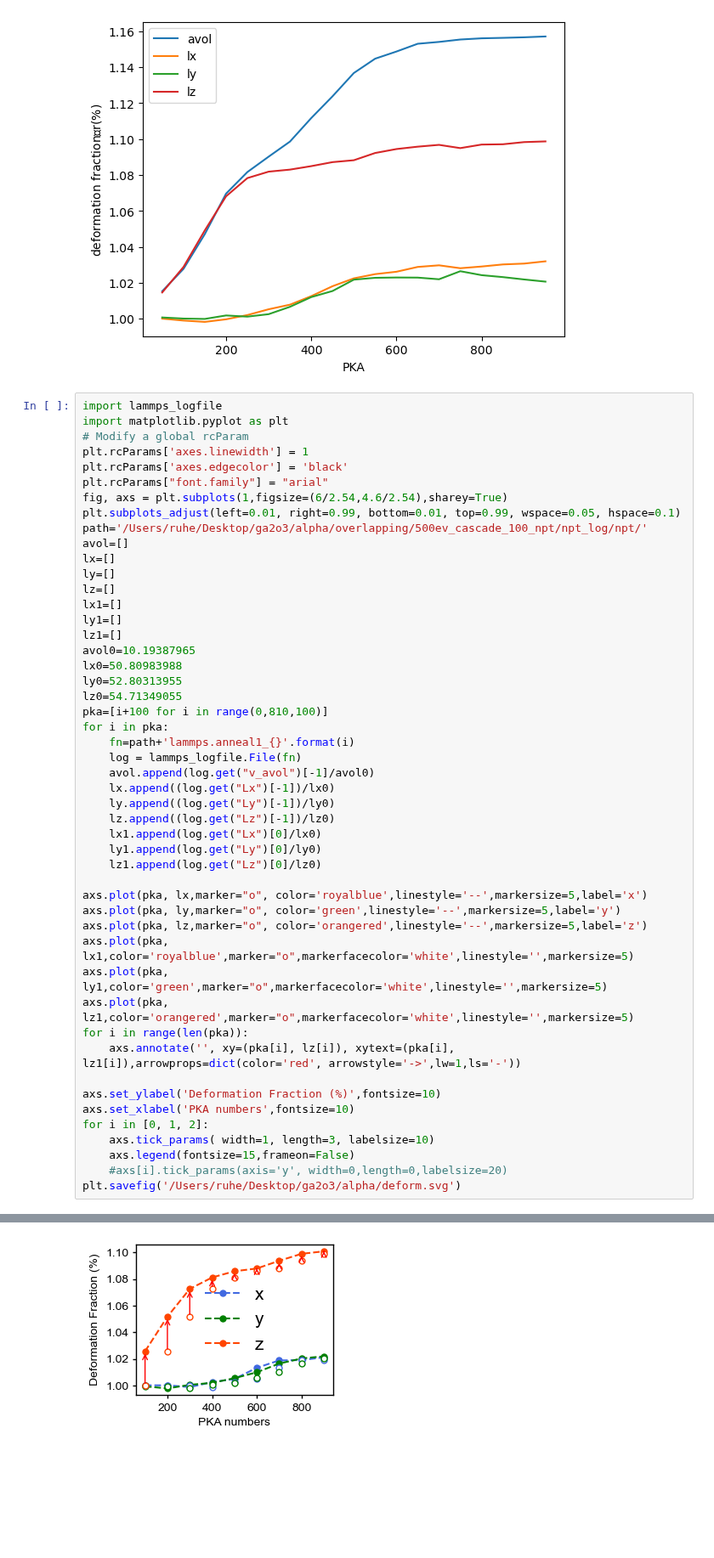
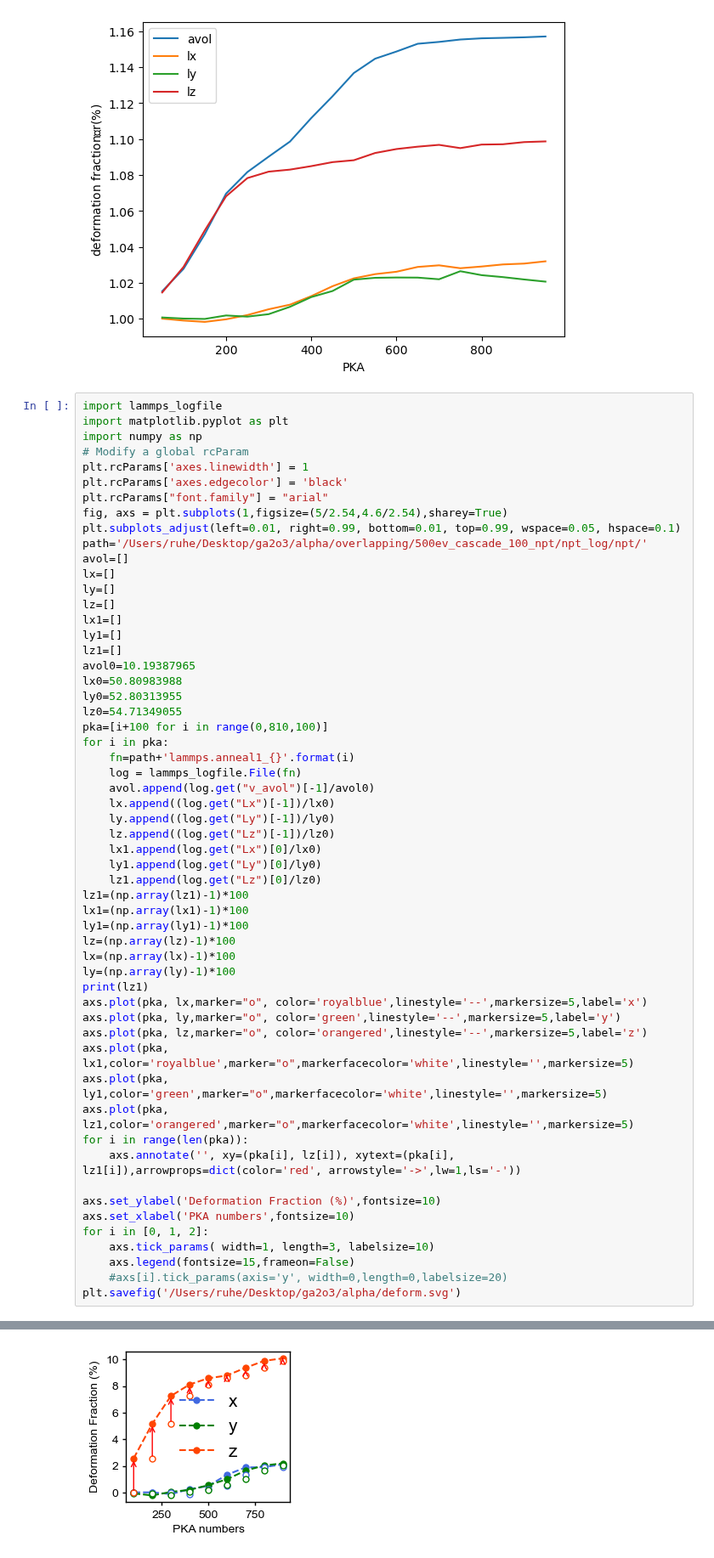
Before and after one commit to HE-RU10/ga2o3, a Jupyter notebook: alpha.ipynb, the cells around one changed output, grey strips where cells are left out. Shown at 85% size. Saved outputs shown, nothing was run; the diff lists cells and outputs as text; blank space fills up the shorter version.

```diff
--- a/alpha.ipynb
+++ b/alpha.ipynb
@@ -491,11 +491,12 @@ Font 'default' does not have a glyph for '\uff0c' [U+ff0c], substituting with a
 # %%
 import lammps_logfile
 import matplotlib.pyplot as plt
+import numpy as np
 # Modify a global rcParam
 plt.rcParams['axes.linewidth'] = 1
 plt.rcParams['axes.edgecolor'] = 'black'
 plt.rcParams["font.family"] = "arial"
-fig, axs = plt.subplots(1,figsize=(6/2.54,4.6/2.54),sharey=True)
+fig, axs = plt.subplots(1,figsize=(5/2.54,4.6/2.54),sharey=True)
 plt.subplots_adjust(left=0.01, right=0.99, bottom=0.01, top=0.99, wspace=0.05, hspace=0.1)
 path='/Users/ruhe/Desktop/ga2o3/alpha/overlapping/500ev_cascade_100_npt/npt_log/npt/'
 avol=[]
@@ -520,7 +521,13 @@ for i in pka:
     lx1.append(log.get("Lx")[0]/lx0)
     ly1.append(log.get("Ly")[0]/ly0)
     lz1.append(log.get("Lz")[0]/lz0)
-
+lz1=(np.array(lz1)-1)*100
+lx1=(np.array(lx1)-1)*100
+ly1=(np.array(ly1)-1)*100
+lz=(np.array(lz)-1)*100
+lx=(np.array(lx)-1)*100
+ly=(np.array(ly)-1)*100
+print(lz1)
 axs.plot(pka, lx,marker="o", color='royalblue',linestyle='--',markersize=5,label='x')
 axs.plot(pka, ly,marker="o", color='green',linestyle='--',markersize=5,label='y')
 axs.plot(pka, lz,marker="o", color='orangered',linestyle='--',markersize=5,label='z')
@@ -541,4 +550,4 @@ plt.savefig('/Users/ruhe/Desktop/ga2o3/alpha/deform.svg')
-[figure, old version]
+[figure, new version]
 # %%
 #ga4 number
 plt.rcParams['axes.linewidth'] = 1
```
Also changed, not shown: parts of 1 cell of this notebook.
